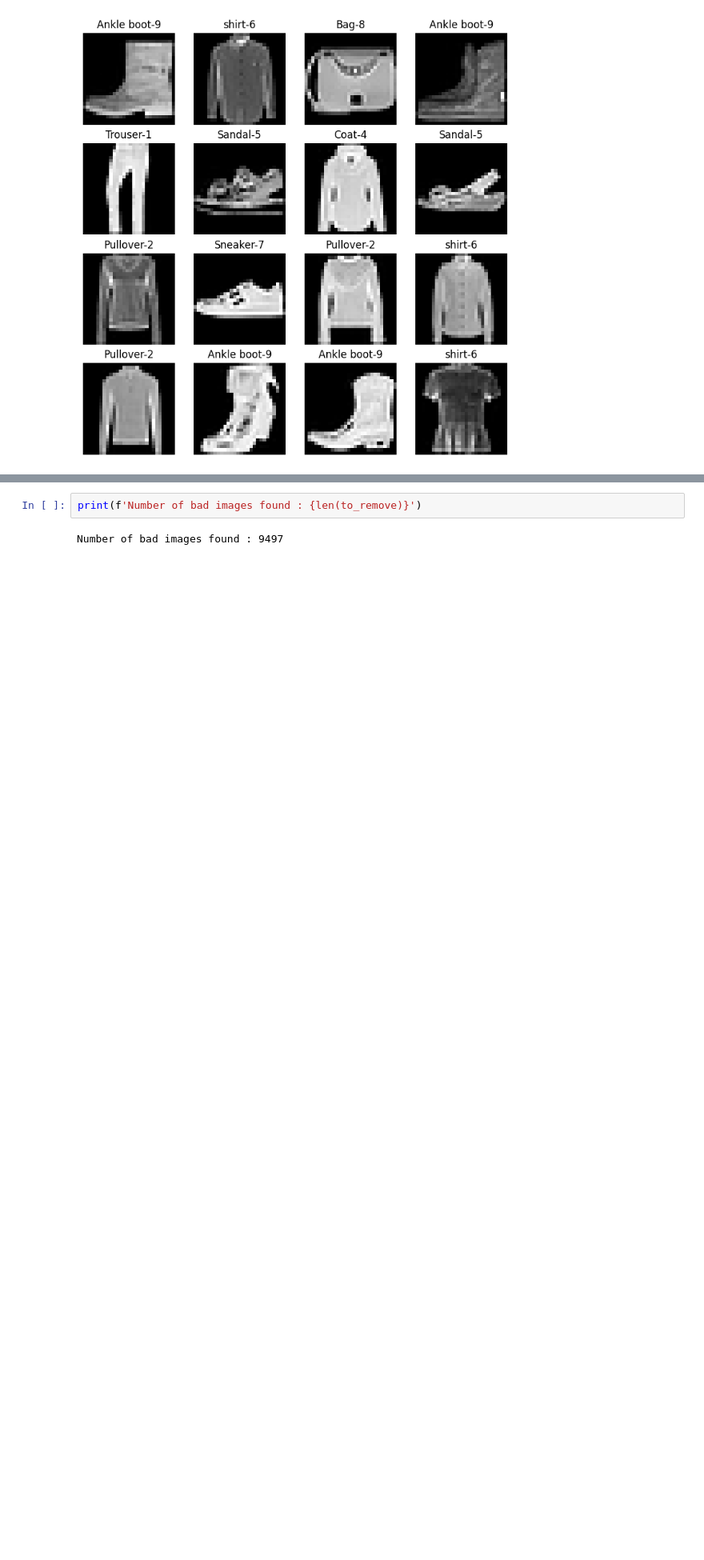
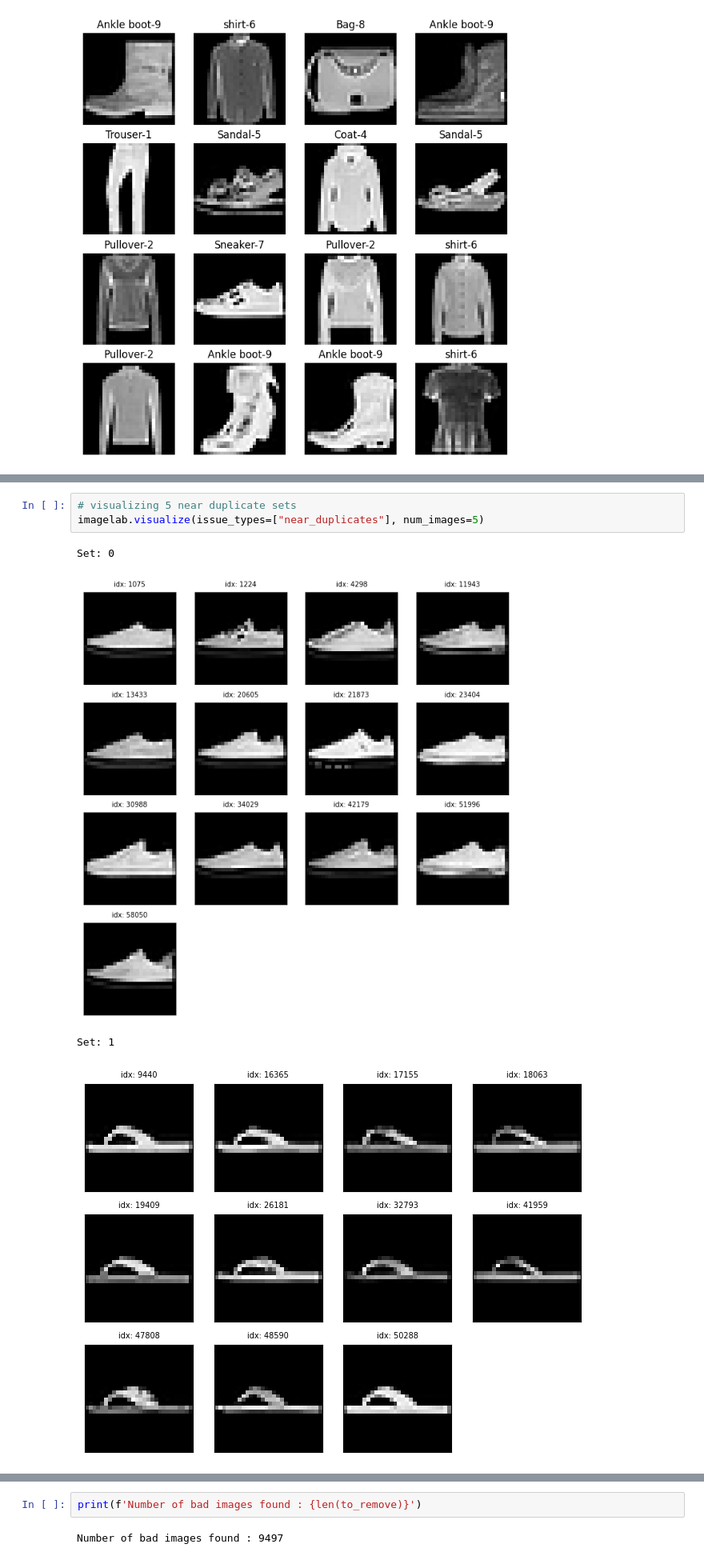
Before and after one commit to khetansarvesh/msml_602, a Jupyter notebook: image_classification_DL.ipynb, the cells around one changed output, grey strips where cells are left out. Shown at 80% size. Cells and saved outputs as stored; diff of their text form; blank space fills up the shorter version.

```diff
--- a/image_classification_DL.ipynb
+++ b/image_classification_DL.ipynb
@@ -190,0 +238,8 @@ Index(['odd_size_score', 'is_odd_size_issue', 'odd_aspect_ratio_score',
+# %%
+# visualizing 5 near duplicate sets
+imagelab.visualize(issue_types=["near_duplicates"], num_images=5)
+# %% [output]
+Set: 0
+[figure, added]
+Set: 1
+[figure, added]
```
Also changed, not shown: parts of 68 cells of this notebook.
